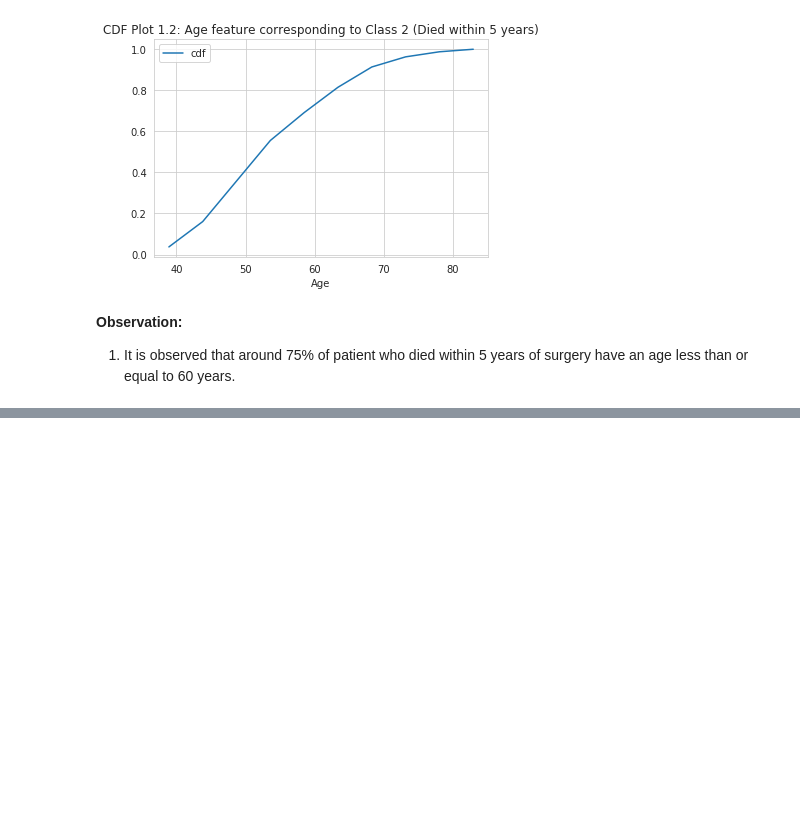
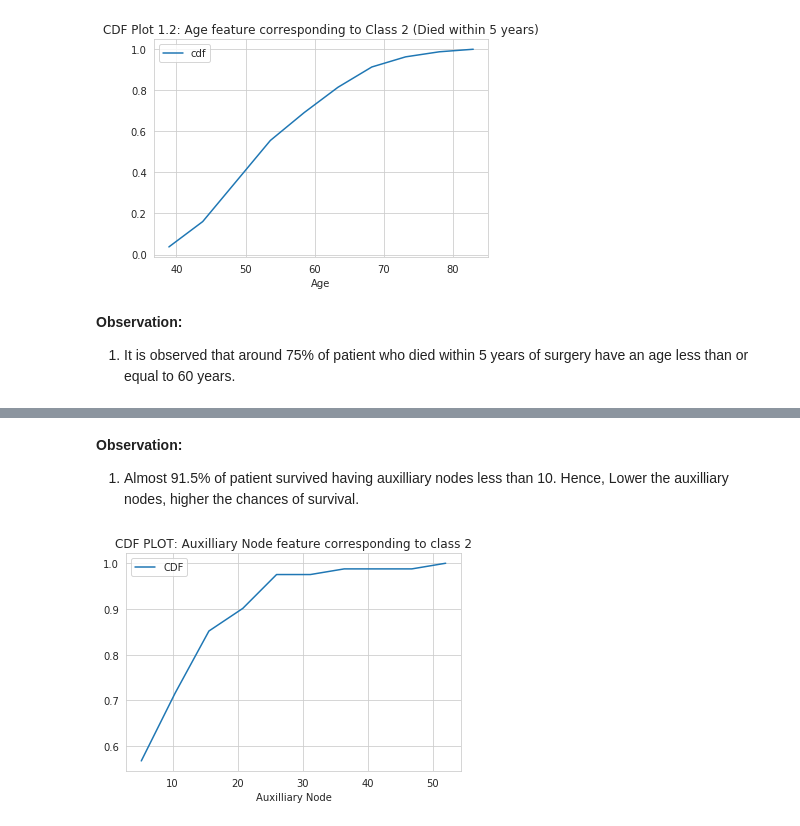
Before and after one commit to ashishsth7586/arduino, a Jupyter notebook: Module 2: Data Science Exploratory Data Analysis and Visualization/Assignment/EDA on Haberman's Survival Data set.ipynb, the cells around one changed output, grey strips where cells are left out. Drawn from its saved outputs; the diff is of its cells as text; code cells hidden in the pictures; blank space fills up the shorter version.

```diff
--- a/Module 2: Data Science Exploratory Data Analysis and Visualization/Assignment/EDA on Haberman's Survival Data set.ipynb
+++ b/Module 2: Data Science Exploratory Data Analysis and Visualization/Assignment/EDA on Haberman's Survival Data set.ipynb
@@ -158,0 +198,15 @@ __Observation:__
+# %% [markdown]
+__Observation:__
+1. Almost 91.5% of patient survived having auxilliary nodes less than 10. Hence, Lower the auxilliary nodes, higher the chances of survival.
+# %%
+# Auxilliary  Node feature corresponding to class 2
+counts, bin_edges = np.histogram(died["auxilliaryNode"], bins=10, density=True)
+pdf = counts / sum(counts)
+cdf = np.cumsum(pdf)
+plt.plot(bin_edges[1:], cdf, label="CDF")
+plt.xlabel("Auxilliary Node")
+plt.title("CDF PLOT: Auxilliary Node feature corresponding to class 2")
+plt.legend()
+plt.show()
+# %% [output]
+[figure, added]
```
Also changed, not shown: parts of 12 cells of this notebook.
